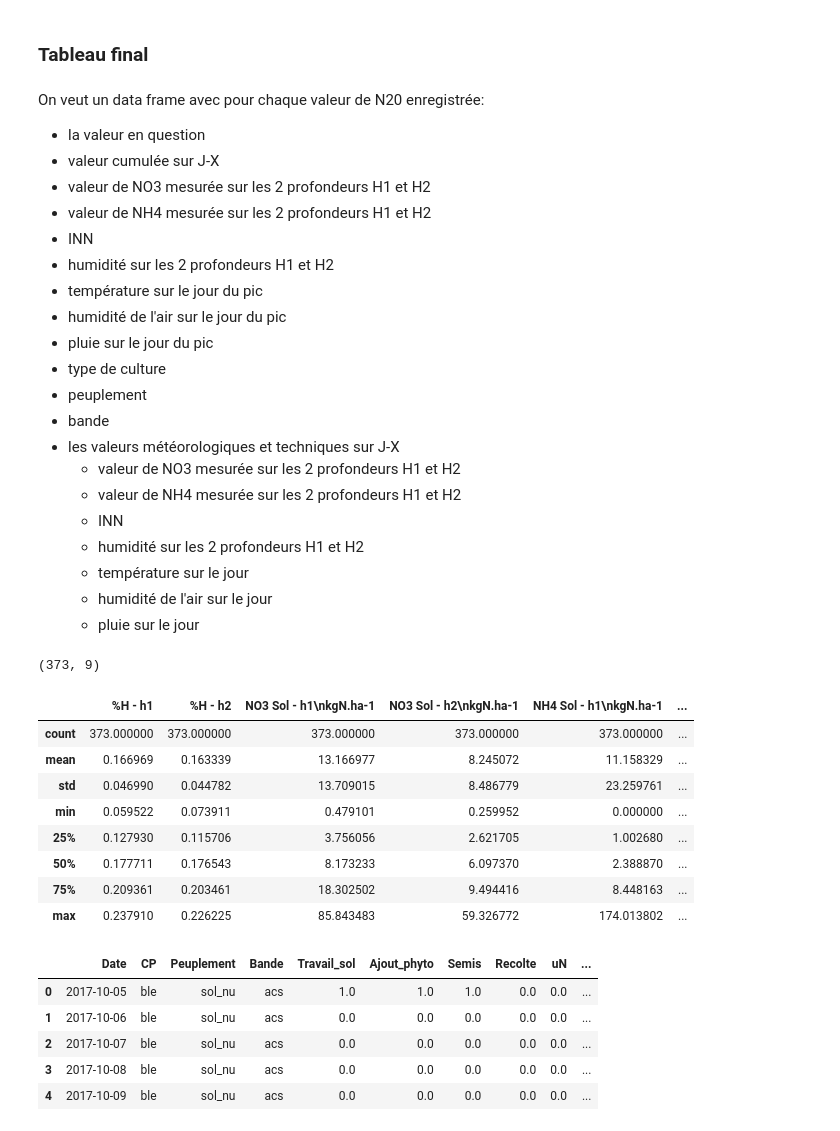
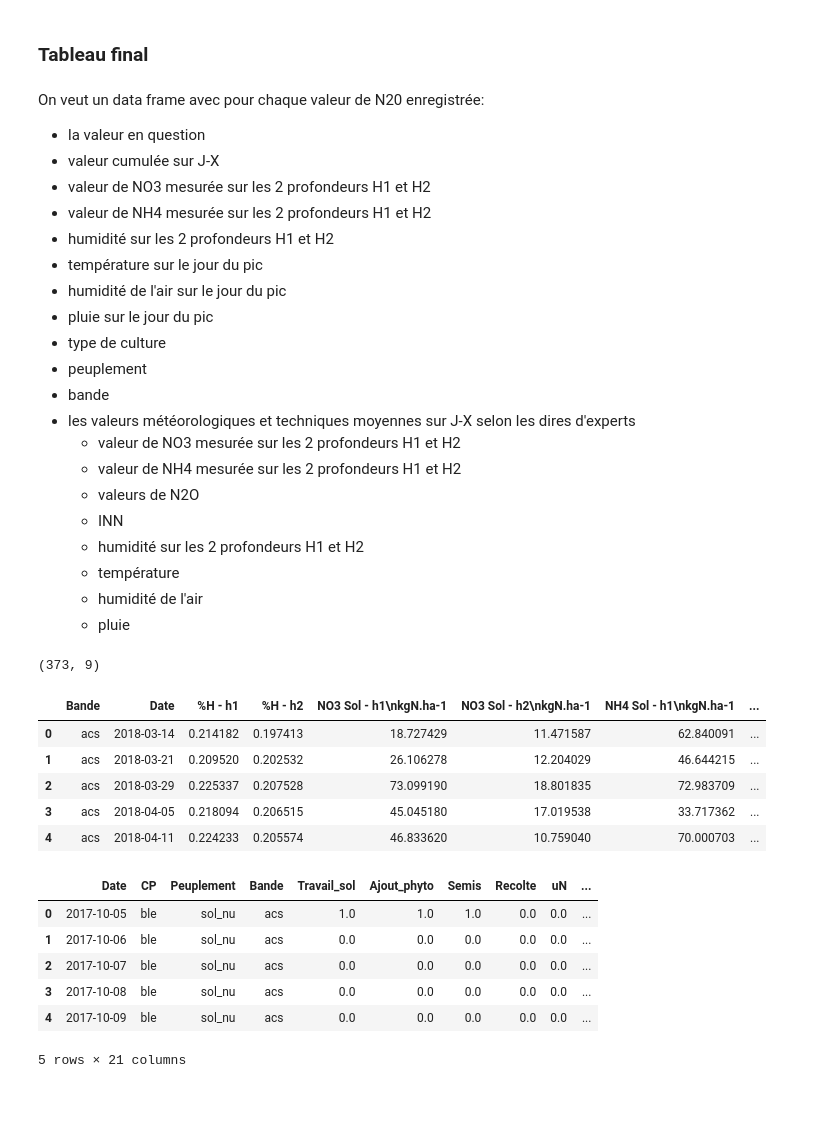
Before and after one commit to drylse/fil_rouge, a Jupyter notebook: codes_pretraitement/pretraitement.ipynb, the cells around one changed output. Saved outputs shown, nothing was run; the diff lists cells and outputs as text; code cells hidden in the pictures; blank space fills up the shorter version.

```diff
--- a/codes_pretraitement/pretraitement.ipynb
+++ b/codes_pretraitement/pretraitement.ipynb
@@ -722,4 +615,4 @@ for cp in (list_CP):
     for colonne,new_col in zip(list_cols,list_new_cols):
         cp[new_col] = timesince(cp,colonne)
 # %%
-CP_concat = pd.concat([CP_SD, CP_PN, CP_BI, CP_Bio, CP_Elev, CP_ref], axis=0)
+CP_concat = pd.concat([CP_SD, CP_PN, CP_BI, CP_Bio, CP_Elev, CP_ref], axis=0).reset_index(drop=True)
@@ -1067,7 +1004,6 @@ On veut un data frame avec pour chaque valeur de N20 enregistrée:
 - valeur cumulée sur J-X
 - valeur de NO3 mesurée sur les 2 profondeurs H1 et H2
 - valeur de NH4 mesurée sur les 2 profondeurs H1 et H2
-- INN
 - humidité sur les 2 profondeurs H1 et H2
 - température sur le jour du pic
 - humidité de l'air sur le jour du pic
@@ -1075,14 +1011,15 @@ On veut un data frame avec pour chaque valeur de N20 enregistrée:
 - type de culture
 - peuplement
 - bande
-- les valeurs météorologiques et techniques sur J-X
+- les valeurs météorologiques et techniques moyennes sur J-X selon les dires d'experts
     - valeur de NO3 mesurée sur les 2 profondeurs H1 et H2
     - valeur de NH4 mesurée sur les 2 profondeurs H1 et H2
+    - valeurs de N2O
     - INN
     - humidité sur les 2 profondeurs H1 et H2
-    - température sur le jour
-    - humidité de l'air sur le jour
-    - pluie sur le jour
+    - température
+    - humidité de l'air
+    - pluie
 # %%
 ntraj_peak = ntraj[~ntraj["N2O gN.ha-1.j-1"].isna()]
 ntraj_peak.shape
@@ -1091,17 +1028,14 @@ ntraj_peak.shape
 # %%
 ntraj_peak.reset_index(drop=True, inplace=True)
 # %%
-ntraj_peak.describe()
+ntraj_peak.head()
 # %% [output]
-|  | %H - h1 | %H - h2 | NO3 Sol - h1\nkgN.ha-1 | NO3 Sol - h2\nkgN.ha-1 | NH4 Sol - h1\nkgN.ha-1 | ... |
-| count | 373.000000 | 373.000000 | 373.000000 | 373.000000 | 373.000000 | ... |
-| mean | 0.166969 | 0.163339 | 13.166977 | 8.245072 | 11.158329 | ... |
-| std | 0.046990 | 0.044782 | 13.709015 | 8.486779 | 23.259761 | ... |
-| min | 0.059522 | 0.073911 | 0.479101 | 0.259952 | 0.000000 | ... |
-| 25% | 0.127930 | 0.115706 | 3.756056 | 2.621705 | 1.002680 | ... |
-| 50% | 0.177711 | 0.176543 | 8.173233 | 6.097370 | 2.388870 | ... |
-| 75% | 0.209361 | 0.203461 | 18.302502 | 9.494416 | 8.448163 | ... |
-| max | 0.237910 | 0.226225 | 85.843483 | 59.326772 | 174.013802 | ... |
+|  | Bande | Date | %H - h1 | %H - h2 | NO3 Sol - h1\nkgN.ha-1 | NO3 Sol - h2\nkgN.ha-1 | NH4 Sol - h1\nkgN.ha-1 | ... |
+| 0 | acs | 2018-03-14 | 0.214182 | 0.197413 | 18.727429 | 11.471587 | 62.840091 | ... |
+| 1 | acs | 2018-03-21 | 0.209520 | 0.202532 | 26.106278 | 12.204029 | 46.644215 | ... |
+| 2 | acs | 2018-03-29 | 0.225337 | 0.207528 | 73.099190 | 18.801835 | 72.983709 | ... |
+| 3 | acs | 2018-04-05 | 0.218094 | 0.206515 | 45.045180 | 17.019538 | 33.717362 | ... |
+| 4 | acs | 2018-04-11 | 0.224233 | 0.205574 | 46.833620 | 10.759040 | 70.000703 | ... |
 # %%
 CP_concat.head()
 # %% [output]
@@ -1111,3 +1045,4 @@ CP_concat.head()
 | 2 | 2017-10-07 | ble | sol_nu | acs | 0.0 | 0.0 | 0.0 | 0.0 | 0.0 | ... |
 | 3 | 2017-10-08 | ble | sol_nu | acs | 0.0 | 0.0 | 0.0 | 0.0 | 0.0 | ... |
 | 4 | 2017-10-09 | ble | sol_nu | acs | 0.0 | 0.0 | 0.0 | 0.0 | 0.0 | ... |
+5 rows × 21 columns
```
Also changed, not shown: parts of 50 cells of this notebook, 1 other file.
